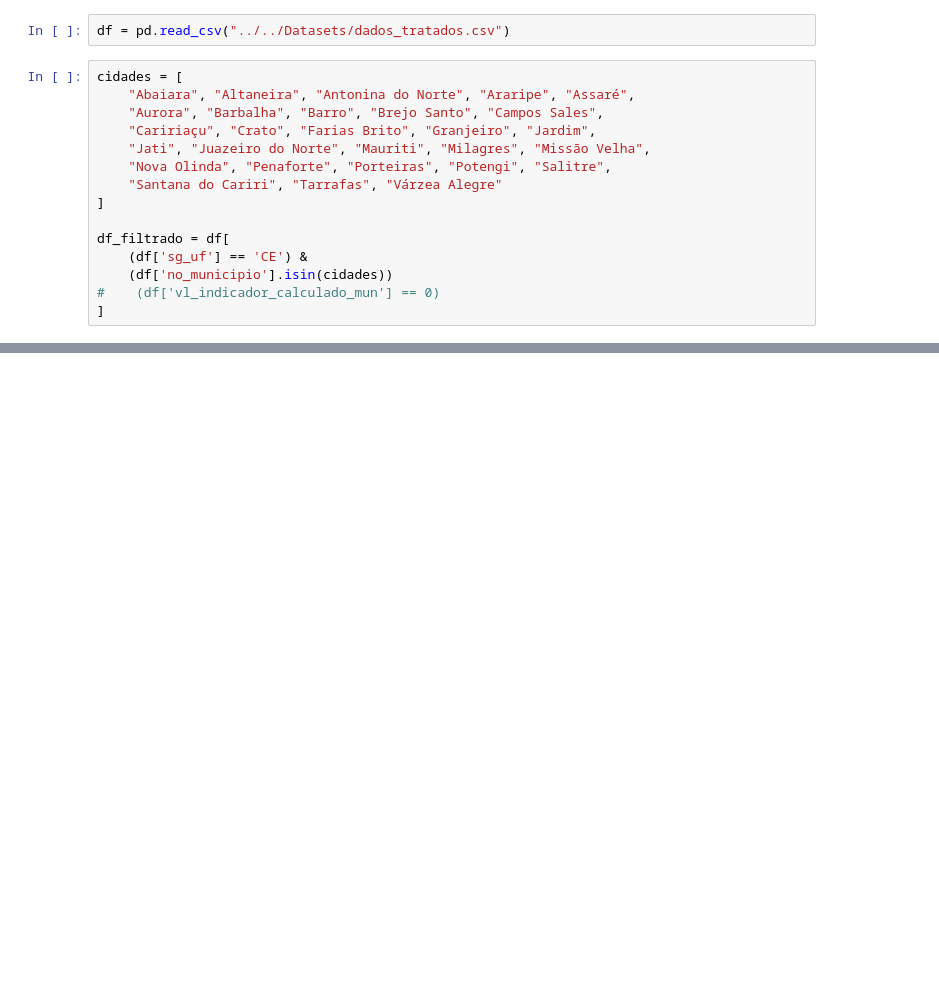
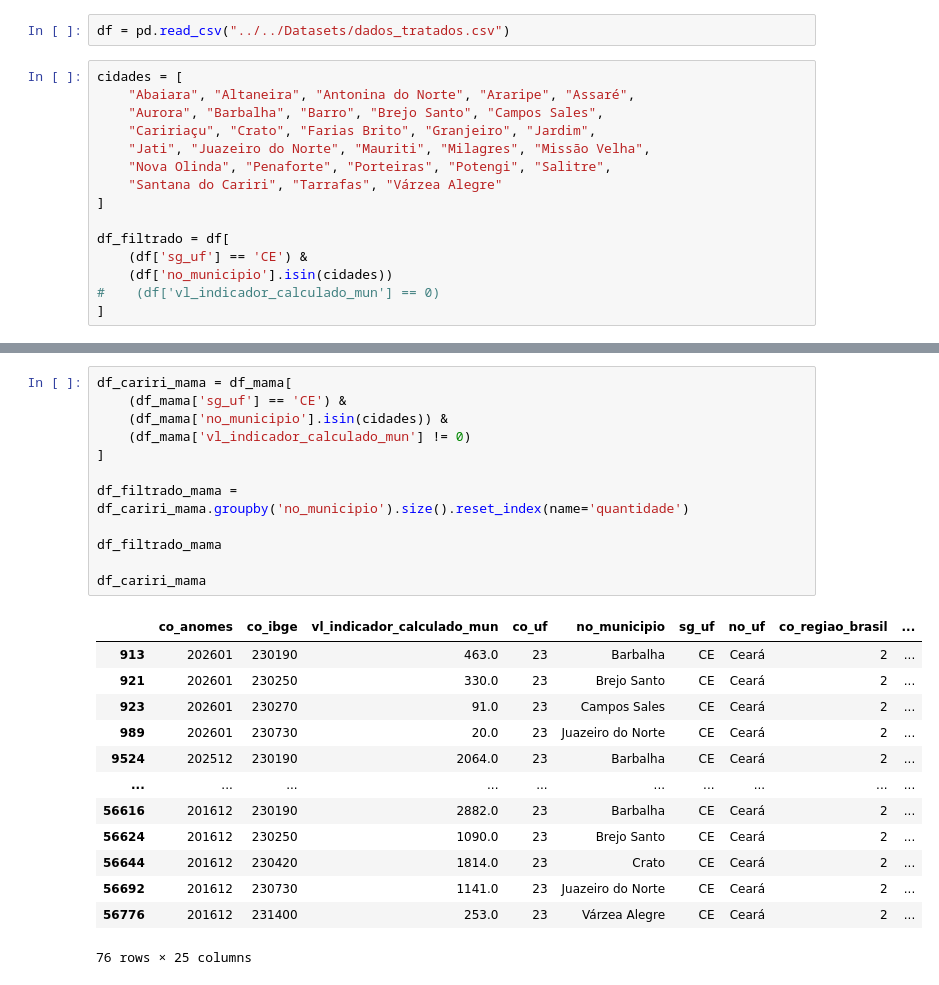
Before and after one commit to TeclaFernandes/Projeto_Analise_Dados_EC_SI_S5, a Jupyter notebook: Notebooks/N1/Notebook5.ipynb, the cells around one changed output, grey strips where cells are left out. Drawn from its saved outputs; the diff is of its cells as text; blank space fills up the shorter version.

```diff
--- a/Notebooks/N1/Notebook5.ipynb
+++ b/Notebooks/N1/Notebook5.ipynb
@@ -71,0 +108,26 @@ df_filtrado.groupby('no_municipio').size().reset_index(name='quantidade')
+# %%
+df_cariri_mama = df_mama[
+    (df_mama['sg_uf'] == 'CE') &
+    (df_mama['no_municipio'].isin(cidades)) &
+    (df_mama['vl_indicador_calculado_mun'] != 0)
+]
+
+df_filtrado_mama = df_cariri_mama.groupby('no_municipio').size().reset_index(name='quantidade')
+
+df_filtrado_mama
+
+df_cariri_mama
+# %% [output]
+|  | co_anomes | co_ibge | vl_indicador_calculado_mun | co_uf | no_municipio | sg_uf | no_uf | co_regiao_brasil | ... |
+| 913 | 202601 | 230190 | 463.0 | 23 | Barbalha | CE | Ceará | 2 | ... |
+| 921 | 202601 | 230250 | 330.0 | 23 | Brejo Santo | CE | Ceará | 2 | ... |
+| 923 | 202601 | 230270 | 91.0 | 23 | Campos Sales | CE | Ceará | 2 | ... |
+| 989 | 202601 | 230730 | 20.0 | 23 | Juazeiro do Norte | CE | Ceará | 2 | ... |
+| 9524 | 202512 | 230190 | 2064.0 | 23 | Barbalha | CE | Ceará | 2 | ... |
+| ... | ... | ... | ... | ... | ... | ... | ... | ... | ... |
+| 56616 | 201612 | 230190 | 2882.0 | 23 | Barbalha | CE | Ceará | 2 | ... |
+| 56624 | 201612 | 230250 | 1090.0 | 23 | Brejo Santo | CE | Ceará | 2 | ... |
+| 56644 | 201612 | 230420 | 1814.0 | 23 | Crato | CE | Ceará | 2 | ... |
+| 56692 | 201612 | 230730 | 1141.0 | 23 | Juazeiro do Norte | CE | Ceará | 2 | ... |
+| 56776 | 201612 | 231400 | 253.0 | 23 | Várzea Alegre | CE | Ceará | 2 | ... |
+76 rows × 25 columns
```
Also changed, not shown: parts of 7 cells of this notebook, 3 other files.
